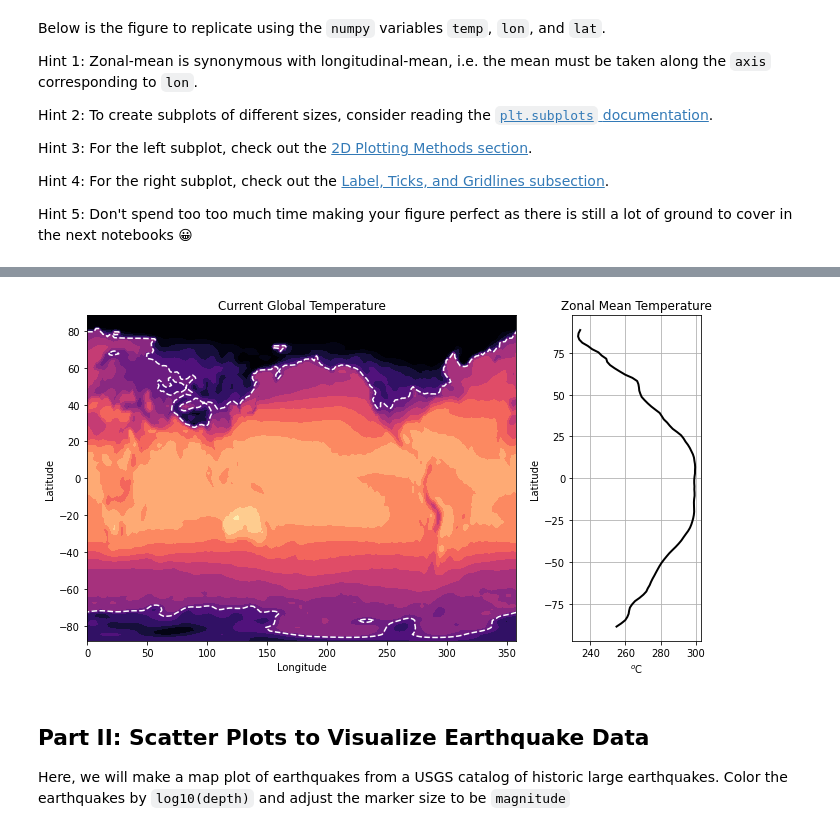
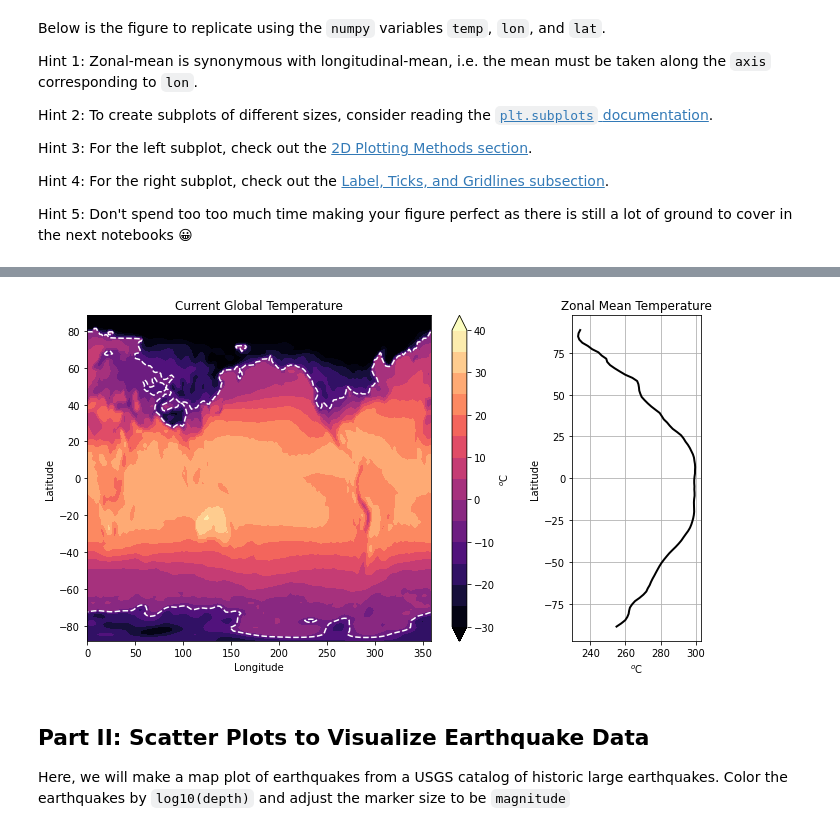
Before and after one commit to emiljor/2022_Intro_Python, a Jupyter notebook: Exercises/W2_S2.ipynb, the cells around one changed output, grey strips where cells are left out. Drawn from its saved outputs; the diff is of its cells as text; code cells hidden in the pictures.

```diff
--- a/Exercises/W2_S2.ipynb
+++ b/Exercises/W2_S2.ipynb
@@ -72,20 +72,20 @@ Hint 5: Don't spend too too much time making your figure perfect as there is sti
 # %%
 fig, (ax0,ax1) = plt.subplots(nrows=1, ncols=2, figsize=(11,6),gridspec_kw={'width_ratios': [5, 1.5]})
 ctemp=ax0.contourf(lon, lat, temp-273.15, cmap='magma', levels=np.linspace(-30, 40, 15),extend= 'both')
 ax0.contour(lon, lat, temp-273.15, colors='w', levels=[-10], extend='both')
 ax0.set_xlabel('Longitude')
 ax0.set_ylabel('Latitude')
 ax0.set_title('Current Global Temperature')
-#fig.colorbar(ax0, ax=1, label='$^o$C')
+fig.colorbar(ctemp, ax=ax0, label='$^o$C')
 
 ax1.plot(np.average(temp,axis=1),lat,lw=2,c='k')
 ax1.set_xlabel(r'$^{o}$C')
 ax1.set_ylabel(r'Latitude')
 ax1.set_title('Zonal Mean Temperature')
 plt.grid()
 plt.show()
 # %% [output]
-[figure, old version]
+[figure, new version]
 # %%
 # Replicate this figure
 # Temperature values are originally in Kelvin units -> Convert to degree celsius by subtracting 273.15
```
Also changed, not shown: parts of 4 cells of this notebook.
